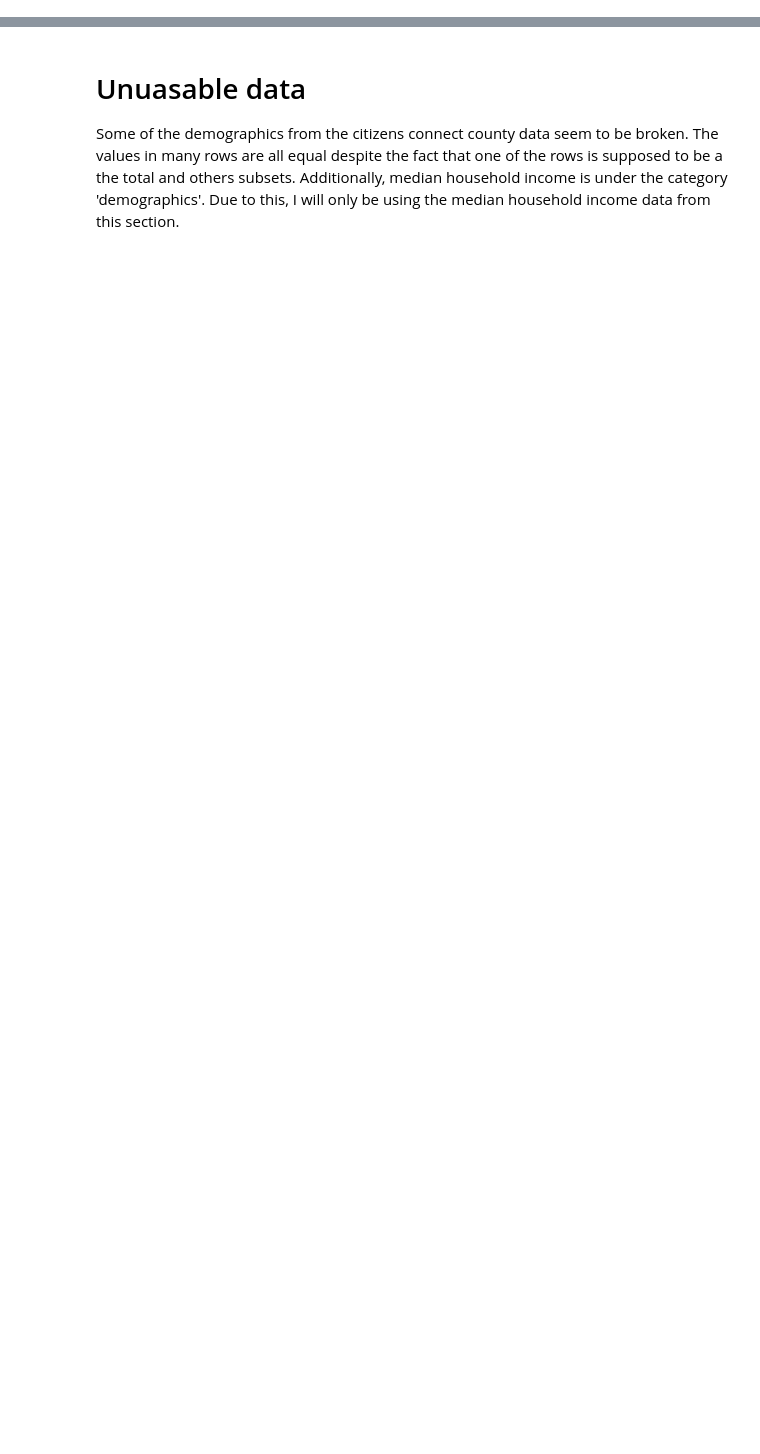
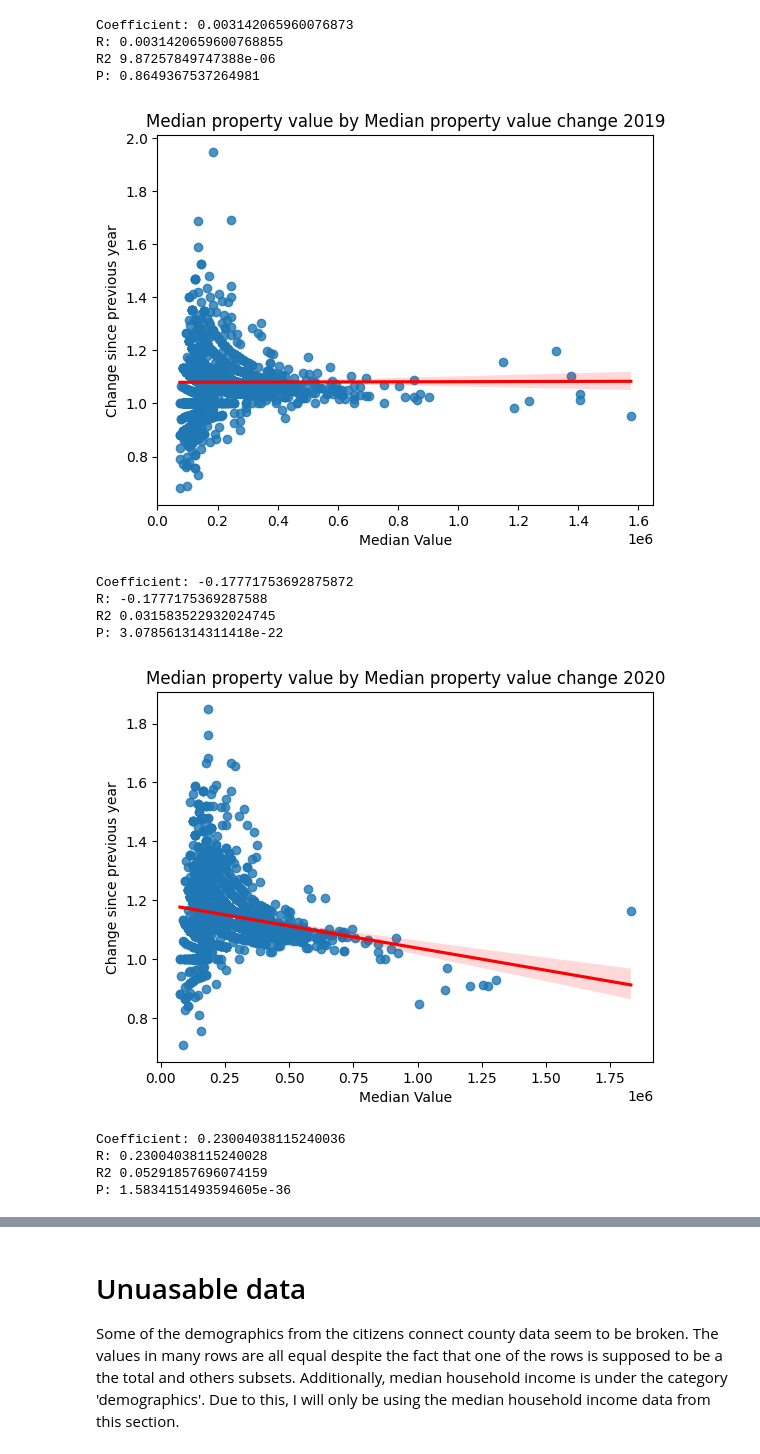
Before and after one commit to Shlefter/Data205, a Jupyter notebook: projectCode/stats.ipynb, the cells around one changed output, grey strips where cells are left out. Drawn from its saved outputs; the diff is of its cells as text; code cells hidden in the pictures; blank space fills up the shorter version.

```diff
--- a/projectCode/stats.ipynb
+++ b/projectCode/stats.ipynb
@@ -63,0 +98,30 @@ Name: medIncrease2023, dtype: float64
+# %%
+# Likeliehood of price jumps by value. These were some of the strongest correlations I got, but I didn't think
+# they were meaninful because I got strong both positive and negative correlations. Even with some of them being strong correlations though,
+# they did not explain much of the change
+for i in range(2019, 2024):
+    regplot(x=meanMeds[f'median{i}'], y=meanMeds[f'medIncrease{i}'],
+            title=f'Median property value by Median property value change {i}',
+            xtitle='Median Value',
+            ytitle='Change since previous year')
+
+for i in range(2019, 2024):
+    regplot(x=meanMeds[f'median{i}'], y=meanMeds[f'p-MedIncrease{i}'],
+            title=f'Median property value by Probability of median property value change {i}',
+            xtitle='Median Value',
+            ytitle='Probability of change since previous year')
+# %% [output]
+Coefficient: 0.003142065960076873
+R: 0.0031420659600768855
+R2 9.87257849747388e-06
+P: 0.8649367537264981
+[figure, added]
+Coefficient: -0.17771753692875872
+R: -0.1777175369287588
+R2 0.031583522932024745
+P: 3.078561314311418e-22
+[figure, added]
+Coefficient: 0.23004038115240036
+R: 0.23004038115240028
+R2 0.05291857696074159
+P: 1.5834151493594605e-36
```
Also changed, not shown: parts of 12 cells of this notebook, 6 other files.
